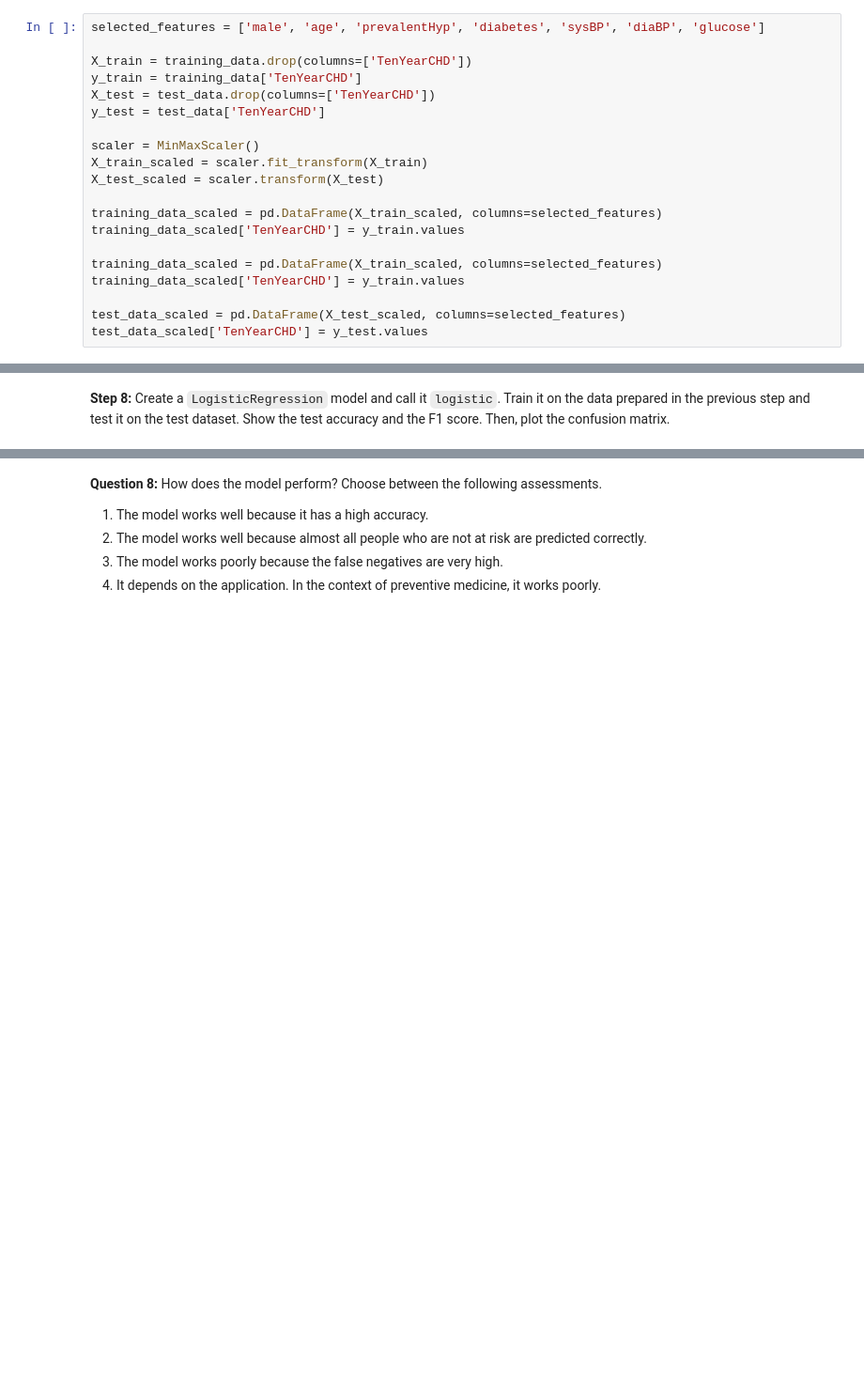
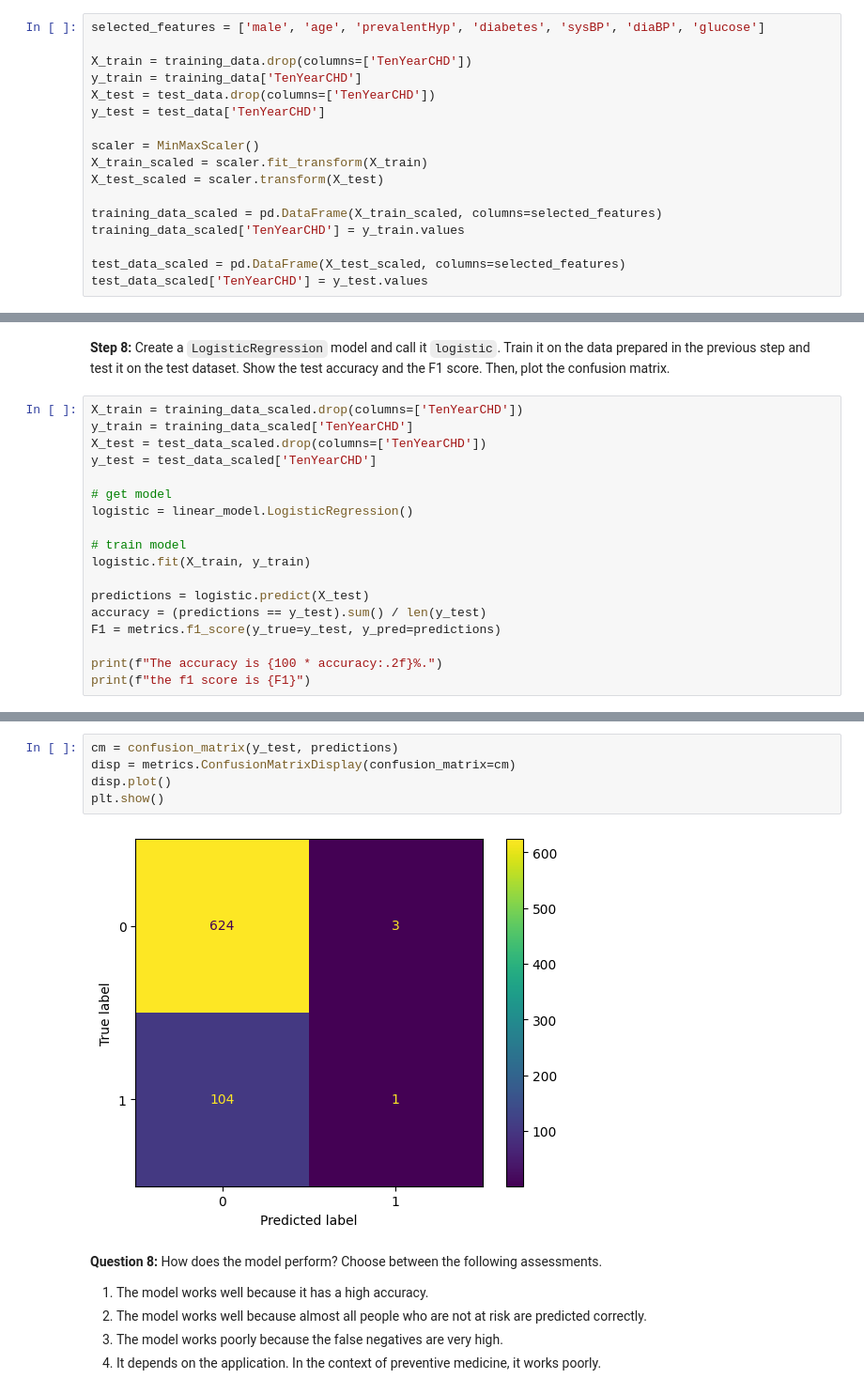
Before and after one commit to juulCoding04/AI_assignment, a Jupyter notebook: Assignment - Imbalanced Data/notebooks/1- Imbalanced_Data.ipynb, the cells around one changed output, grey strips where cells are left out. Shown at 94% size. Drawn from its saved outputs; the diff is of its cells as text; blank space fills up the shorter version.

Commit message:
training logistic regression model and plotting a confusion matrix

```diff
--- a/Assignment - Imbalanced Data/notebooks/1- Imbalanced_Data.ipynb
+++ b/Assignment - Imbalanced Data/notebooks/1- Imbalanced_Data.ipynb
@@ -233,9 +233,6 @@ X_test_scaled = scaler.transform(X_test)
 training_data_scaled = pd.DataFrame(X_train_scaled, columns=selected_features)
 training_data_scaled['TenYearCHD'] = y_train.values
 
-training_data_scaled = pd.DataFrame(X_train_scaled, columns=selected_features)
-training_data_scaled['TenYearCHD'] = y_train.values
-
 test_data_scaled = pd.DataFrame(X_test_scaled, columns=selected_features)
 test_data_scaled['TenYearCHD'] = y_test.values
 # %%
@@ -297,3 +294,21 @@ Another common metric is the F1 score, which balances the metrics above.
 $$\text{F1 score} = \frac{2 \times \text{precision} \times \text{recall}}{\text{precision} + \text{recall}}$$
 # %% [markdown]
 **Step 8:** Create a `LogisticRegression` model and call it `logistic`. Train it on the data prepared in the previous step and test it on the test dataset.  Show the test accuracy and the F1 score. Then, plot the confusion matrix.
+# %%
+X_train = training_data_scaled.drop(columns=['TenYearCHD'])
+y_train = training_data_scaled['TenYearCHD']
+X_test = test_data_scaled.drop(columns=['TenYearCHD'])
+y_test = test_data_scaled['TenYearCHD']
+
+# get model
+logistic = linear_model.LogisticRegression()
+
+# train model
+logistic.fit(X_train, y_train)
+
+predictions = logistic.predict(X_test)
+accuracy = (predictions == y_test).sum() / len(y_test)
+F1 = metrics.f1_score(y_true=y_test, y_pred=predictions)
+
+print(f"The accuracy is {100 * accuracy:.2f}%.")
+print(f"the f1 score is {F1}")
@@ -300,3 +318,10 @@ $$\text{F1 score} = \frac{2 \times \text{precision} \times \text{recall}}{\text{
+# %%
+cm = confusion_matrix(y_test, predictions)
+disp = metrics.ConfusionMatrixDisplay(confusion_matrix=cm)
+disp.plot()
+plt.show()
+# %% [output]
+[figure, added]
 # %% [markdown]
 **Question 8:** How does the model perform? Choose between the following assessments.
 
```
Also changed, not shown: parts of 1 cell of this notebook.
